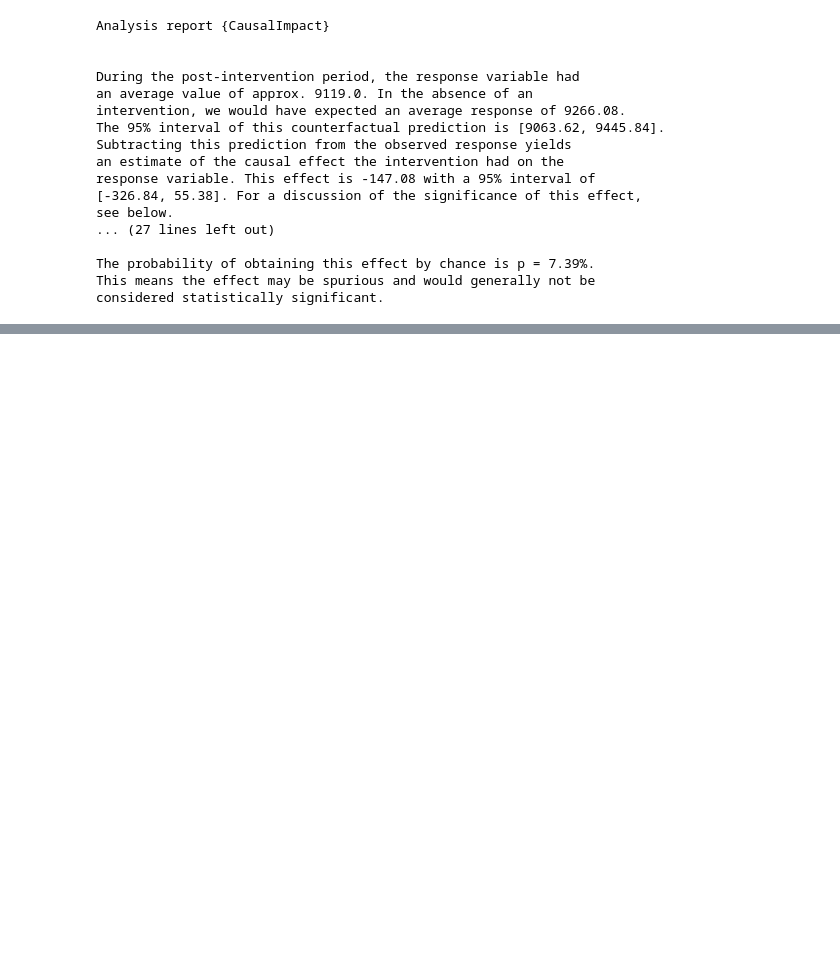
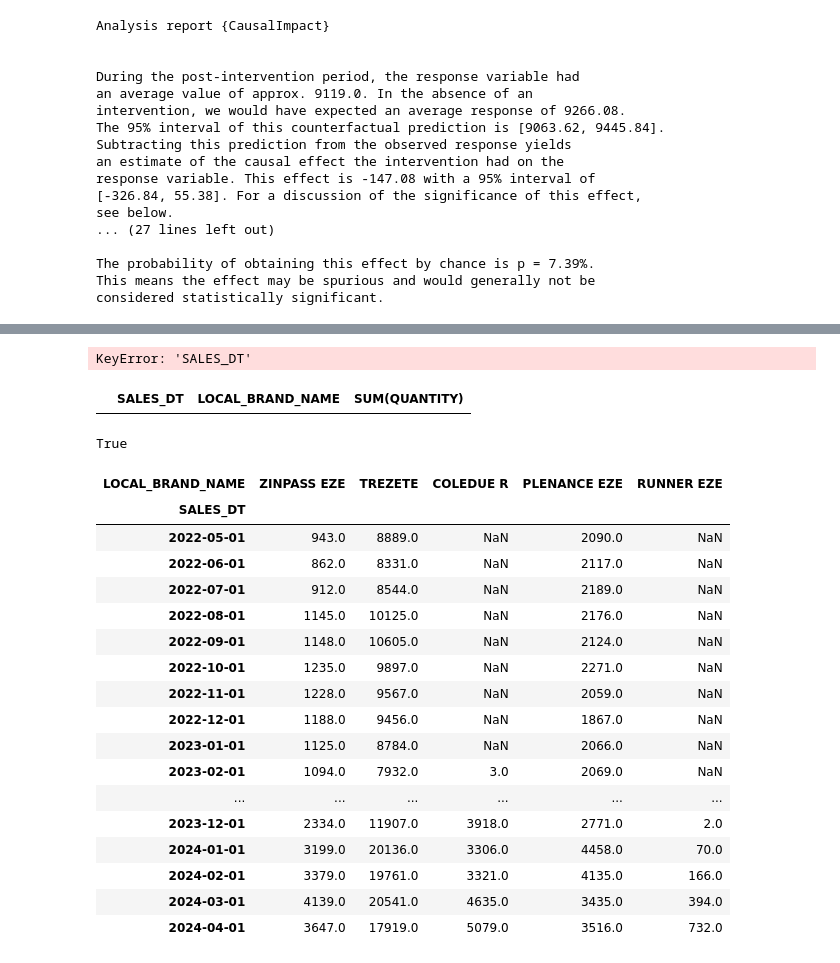
Before and after one commit to Sanofi-Public/CImpact, a Jupyter notebook: notebook.ipynb, the cells around one changed output, grey strips where cells are left out. Saved outputs shown, nothing was run; the diff lists cells and outputs as text; code cells hidden in the pictures; blank space fills up the shorter version.

```diff
--- a/notebook.ipynb
+++ b/notebook.ipynb
@@ -122,0 +148,9 @@ NameError: name 'data' is not defined
+# %%
+brands = scenario["brands"].copy()
+brands.remove(scenario["target_brand"])
+new_columns = [scenario["target_brand"]] + brands
+metric = "SUM(QUANTITY)"
+data = df[["SALES_DT", "LOCAL_BRAND_NAME", metric]]
+data["SALES_DT"] = pd.to_datetime(data["SALES_DT"])
+data[metric] = data[metric].fillna(0) # addedd for quality purpose
+data[metric] = data[metric].astype(np.int64)
@@ -122,0 +173,39 @@ NameError: name 'data' is not defined
+# %%
+data = data.groupby(["SALES_DT", "LOCAL_BRAND_NAME"]).sum().reset_index()
+data = data.pivot(
+    index="SALES_DT", columns="LOCAL_BRAND_NAME", values=metric
+)
+data = data.reindex(columns=new_columns)
+# %%
+data['SALES_DT'].max()
+# %% [output]
+KeyError: 'SALES_DT'
+# %%
+data[data['SUM(QUANTITY)'].isna()]
+# %% [output]
+|  | SALES_DT | LOCAL_BRAND_NAME | SUM(QUANTITY) |
+# %%
+data.iloc[:, 1:].isna().values.any()
+# %% [output]
+True
+# %%
+data
+# %% [output]
+| LOCAL_BRAND_NAME | ZINPASS EZE | TREZETE | COLEDUE R | PLENANCE EZE | RUNNER EZE |
+| SALES_DT |  |  |  |  |  |
+| 2022-05-01 | 943.0 | 8889.0 | NaN | 2090.0 | NaN |
+| 2022-06-01 | 862.0 | 8331.0 | NaN | 2117.0 | NaN |
+| 2022-07-01 | 912.0 | 8544.0 | NaN | 2189.0 | NaN |
+| 2022-08-01 | 1145.0 | 10125.0 | NaN | 2176.0 | NaN |
+| 2022-09-01 | 1148.0 | 10605.0 | NaN | 2124.0 | NaN |
+| 2022-10-01 | 1235.0 | 9897.0 | NaN | 2271.0 | NaN |
+| 2022-11-01 | 1228.0 | 9567.0 | NaN | 2059.0 | NaN |
+| 2022-12-01 | 1188.0 | 9456.0 | NaN | 1867.0 | NaN |
+| 2023-01-01 | 1125.0 | 8784.0 | NaN | 2066.0 | NaN |
+| 2023-02-01 | 1094.0 | 7932.0 | 3.0 | 2069.0 | NaN |
+| ... | ... | ... | ... | ... | ... |
+| 2023-12-01 | 2334.0 | 11907.0 | 3918.0 | 2771.0 | 2.0 |
+| 2024-01-01 | 3199.0 | 20136.0 | 3306.0 | 4458.0 | 70.0 |
+| 2024-02-01 | 3379.0 | 19761.0 | 3321.0 | 4135.0 | 166.0 |
+| 2024-03-01 | 4139.0 | 20541.0 | 4635.0 | 3435.0 | 394.0 |
+| 2024-04-01 | 3647.0 | 17919.0 | 5079.0 | 3516.0 | 732.0 |
```
Also changed, not shown: parts of 9 cells of this notebook, 9 other files.
